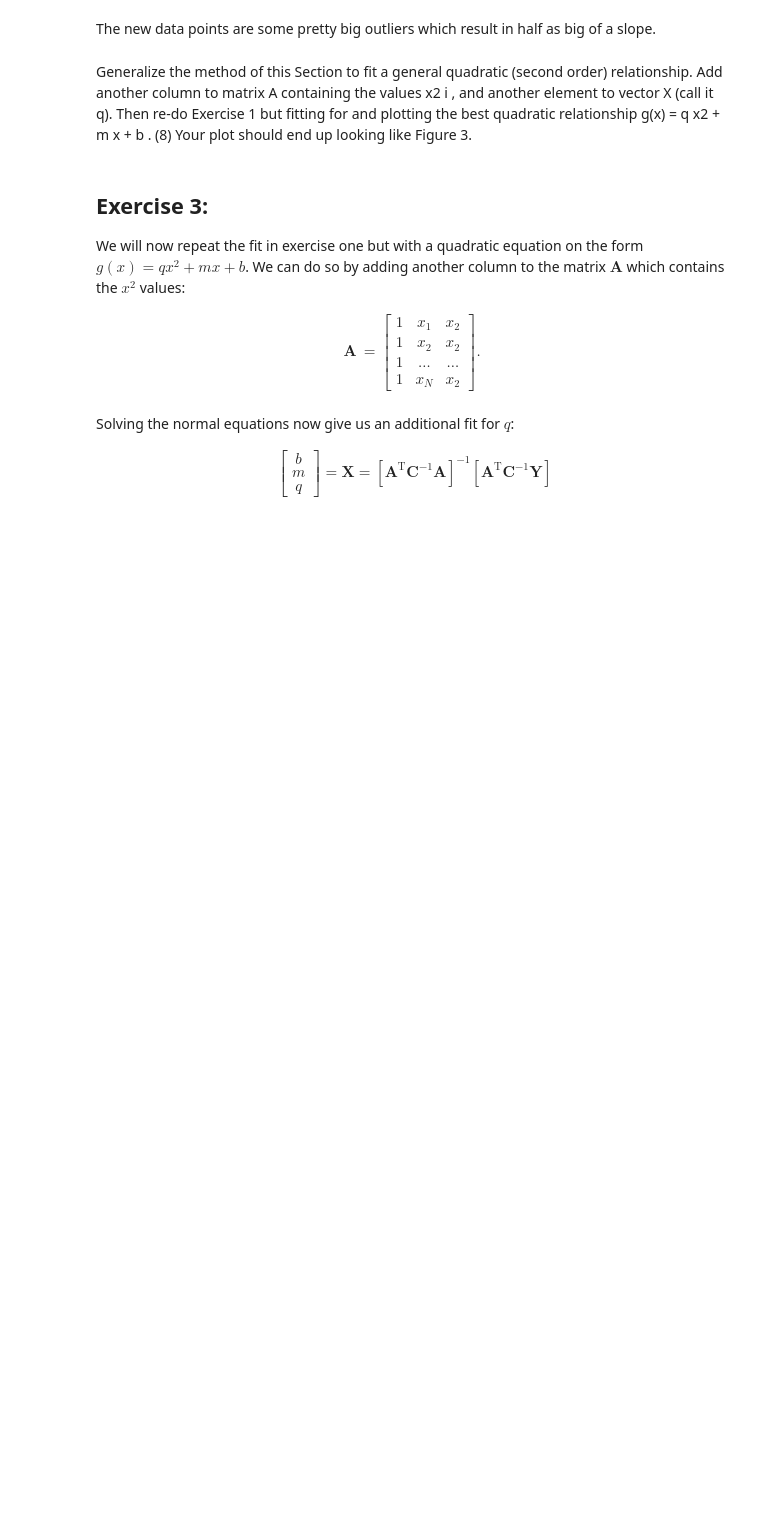
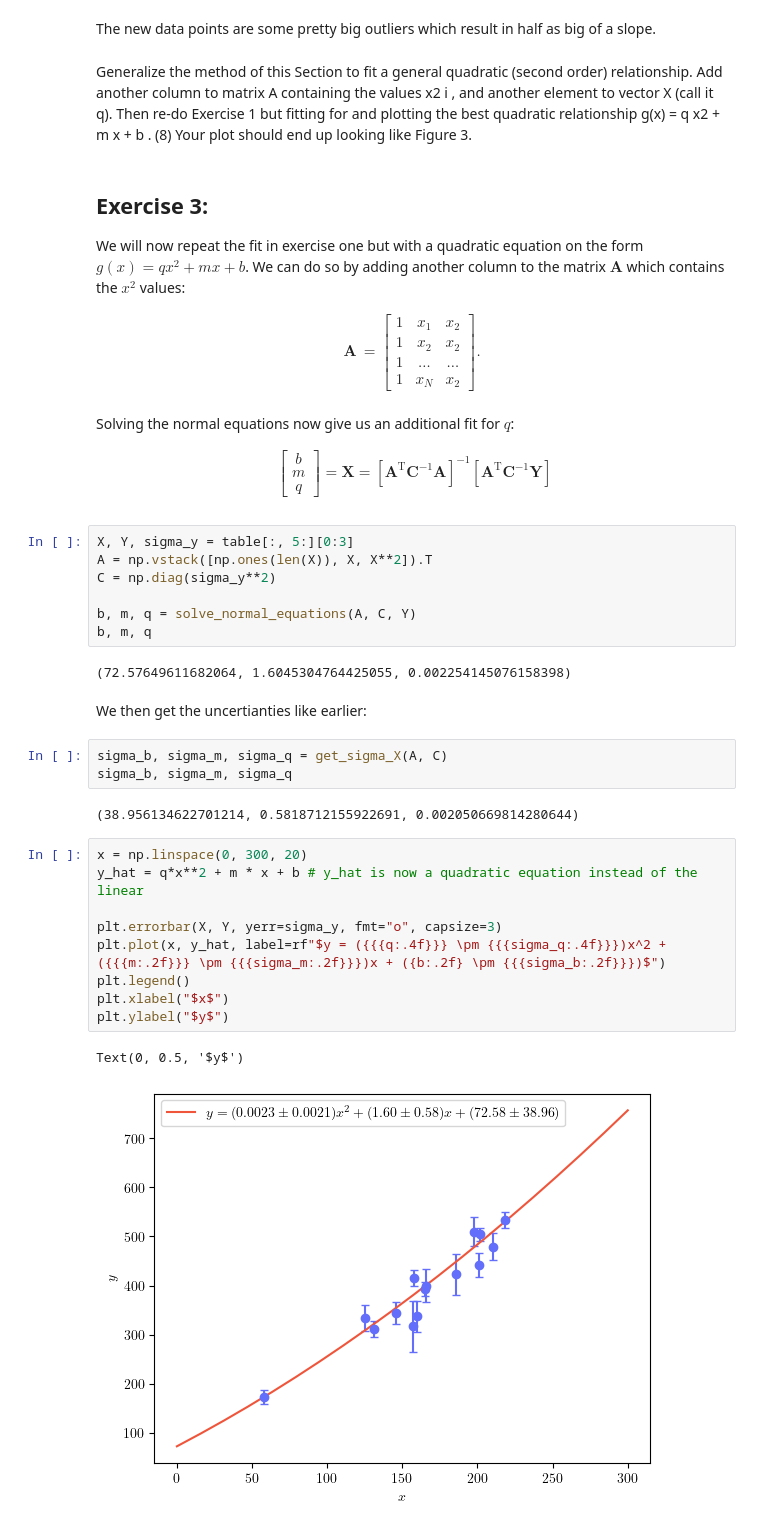
Before and after one commit to MetinSa/AST9051SP, a Jupyter notebook: exercises.ipynb, the cells around one changed output. Cells and saved outputs as stored; diff of their text form; blank space fills up the shorter version.

```diff
--- a/exercises.ipynb
+++ b/exercises.ipynb
@@ -145,3 +161,31 @@ Solving the normal equations now give us an additional fit for $q$:
     \end{bmatrix}
      = \boldsymbol{X} = \left[ \boldsymbol{A}^{\mathrm{T}}  \boldsymbol{C}^{\mathrm{-1}} \boldsymbol{A} \right]^{-1} \left[ \boldsymbol{A}^{\mathrm{T}}  \boldsymbol{C}^{\mathrm{-1}} \boldsymbol{Y} \right]
 \end{align*}
+# %%
+X, Y, sigma_y = table[:, 5:][0:3]
+A = np.vstack([np.ones(len(X)), X, X**2]).T
+C = np.diag(sigma_y**2)
+
+b, m, q = solve_normal_equations(A, C, Y)
+b, m, q
+# %% [output]
+(72.57649611682064, 1.6045304764425055, 0.002254145076158398)
+# %% [markdown]
+We then get the uncertianties like earlier:
+# %%
+sigma_b, sigma_m, sigma_q = get_sigma_X(A, C)
+sigma_b, sigma_m, sigma_q
+# %% [output]
+(38.956134622701214, 0.5818712155922691, 0.002050669814280644)
+# %%
+x = np.linspace(0, 300, 20)
+y_hat = q*x**2 + m * x + b # y_hat is now a quadratic equation instead of the linear
+
+plt.errorbar(X, Y, yerr=sigma_y, fmt="o", capsize=3)
+plt.plot(x, y_hat, label=rf"$y = ({{{q:.4f}}} \pm {{{sigma_q:.4f}}})x^2 + ({{{m:.2f}}} \pm {{{sigma_m:.2f}}})x + ({b:.2f} \pm {{{sigma_b:.2f}}})$")
+plt.legend()
+plt.xlabel("$x$")
+plt.ylabel("$y$")
+# %% [output]
+Text(0, 0.5, '$y$')
+[figure, added]
```
Also changed, not shown: parts of 14 cells of this notebook.
